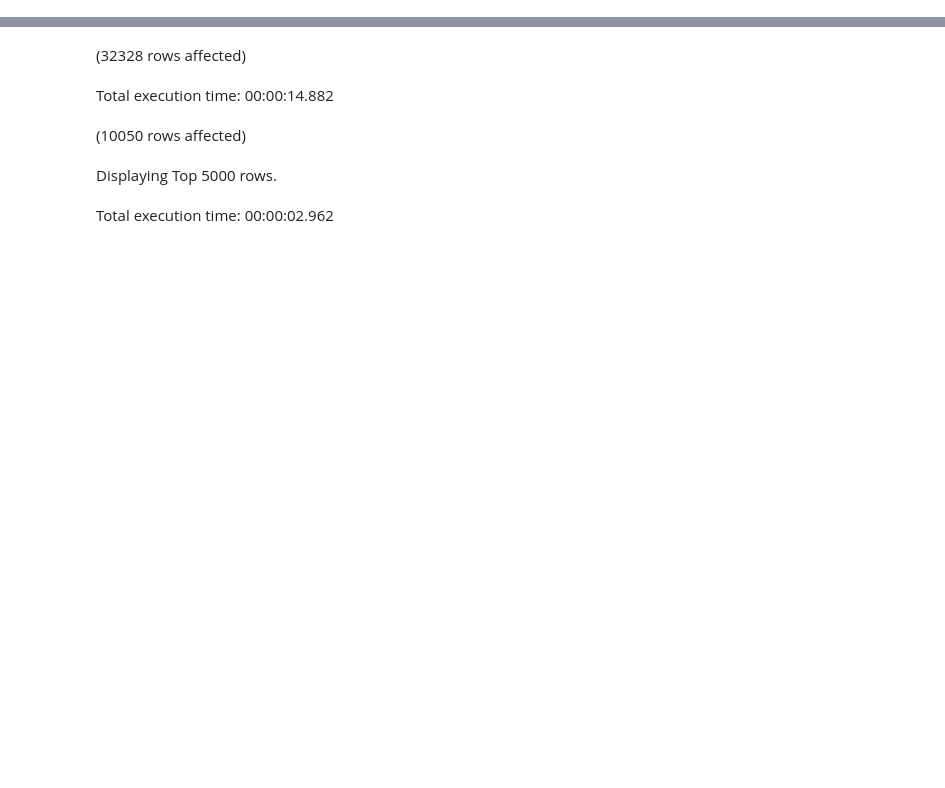
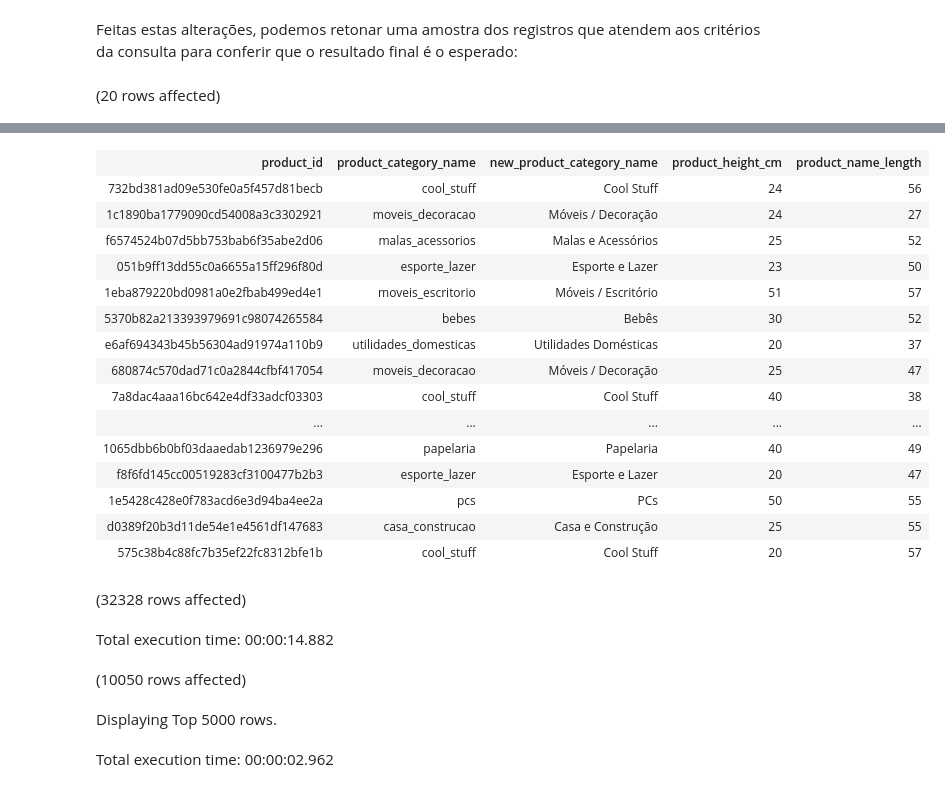
Before and after one commit to renefb/sql, a Jupyter notebook: awari/03.ipynb, the cells around one changed output, grey strips where cells are left out. Saved outputs shown, nothing was run; the diff lists cells and outputs as text; code cells hidden in the pictures; blank space fills up the shorter version.

Commit message:
notebook 03 finalizado

```diff
--- a/awari/03.ipynb
+++ b/awari/03.ipynb
@@ -63,0 +114,15 @@ UPDATE #map_product_names SET better_name = REPLACE(better_name, 'Infanto / Juve
+# %% [markdown]
+Feitas estas alterações, podemos retonar uma amostra dos registros que atendem aos critérios da consulta para conferir que o resultado final é o esperado:
+# %%
+SELECT TOP(20)
+    product_id
+    , product_category_name
+    , new_product_category_name
+    , product_height_cm
+    , product_name_length
+FROM olist_products
+WHERE
+    product_height_cm >= 20
+    AND product_name_length BETWEEN 10 and 200;
+# %% [output]
+(20 rows affected)
@@ -64,3 +130,19 @@ UPDATE #map_product_names SET better_name = REPLACE(better_name, 'Infanto / Juve
+| product_id | product_category_name | new_product_category_name | product_height_cm | product_name_length |
+| 732bd381ad09e530fe0a5f457d81becb | cool_stuff | Cool Stuff | 24 | 56 |
+| 1c1890ba1779090cd54008a3c3302921 | moveis_decoracao | Móveis / Decoração | 24 | 27 |
+| f6574524b07d5bb753bab6f35abe2d06 | malas_acessorios | Malas e Acessórios | 25 | 52 |
+| 051b9ff13dd55c0a6655a15ff296f80d | esporte_lazer | Esporte e Lazer | 23 | 50 |
+| 1eba879220bd0981a0e2fbab499ed4e1 | moveis_escritorio | Móveis / Escritório | 51 | 57 |
+| 5370b82a213393979691c98074265584 | bebes | Bebês | 30 | 52 |
+| e6af694343b45b56304ad91974a110b9 | utilidades_domesticas | Utilidades Domésticas | 20 | 37 |
+| 680874c570dad71c0a2844cfbf417054 | moveis_decoracao | Móveis / Decoração | 25 | 47 |
+| 7a8dac4aaa16bc642e4df33adcf03303 | cool_stuff | Cool Stuff | 40 | 38 |
+| ... | ... | ... | ... | ... |
+| 1065dbb6b0bf03daaedab1236979e296 | papelaria | Papelaria | 40 | 49 |
+| f8f6fd145cc00519283cf3100477b2b3 | esporte_lazer | Esporte e Lazer | 20 | 47 |
+| 1e5428c428e0f783acd6e3d94ba4ee2a | pcs | PCs | 50 | 55 |
+| d0389f20b3d11de54e1e4561df147683 | casa_construcao | Casa e Construção | 25 | 55 |
+| 575c38b4c88fc7b35ef22fc8312bfe1b | cool_stuff | Cool Stuff | 20 | 57 |
 # %%
 -- Finalmente, faço a alteração proposta no enunciado, mapeando categorias originais da
 -- tabela olist_products_dataset para as categorias reescritas da tabela map_product_category_names:
```
Also changed, not shown: parts of 17 cells of this notebook.
